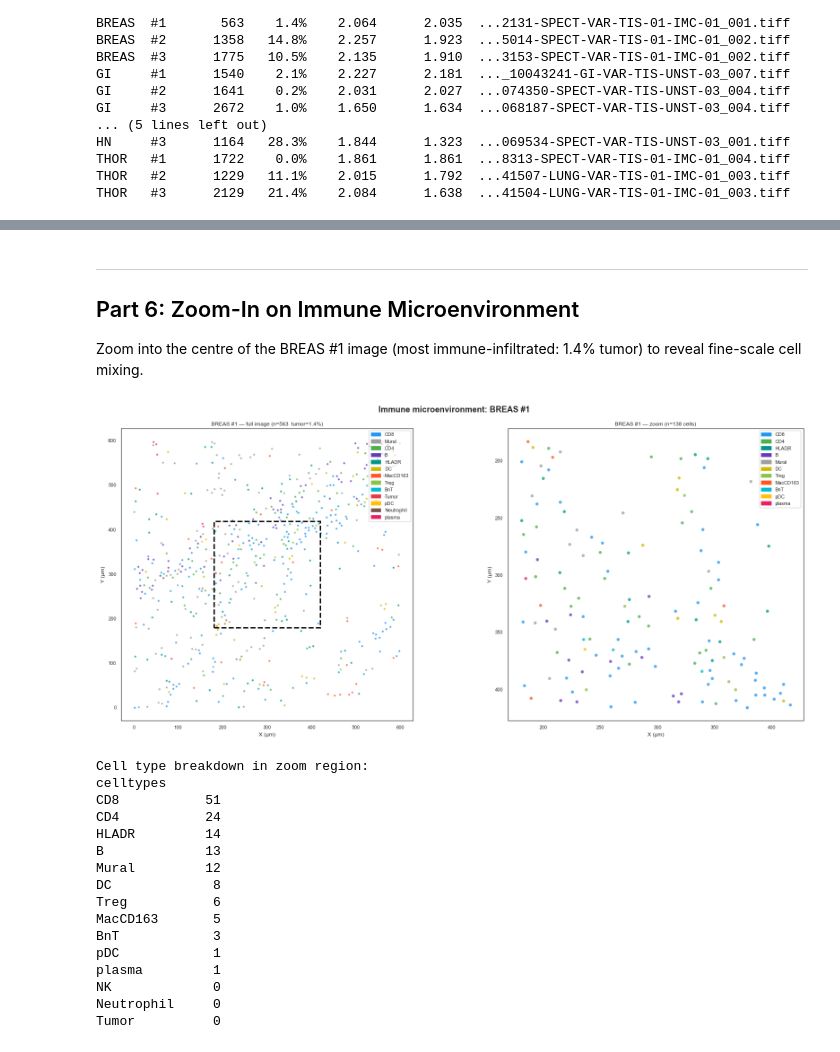
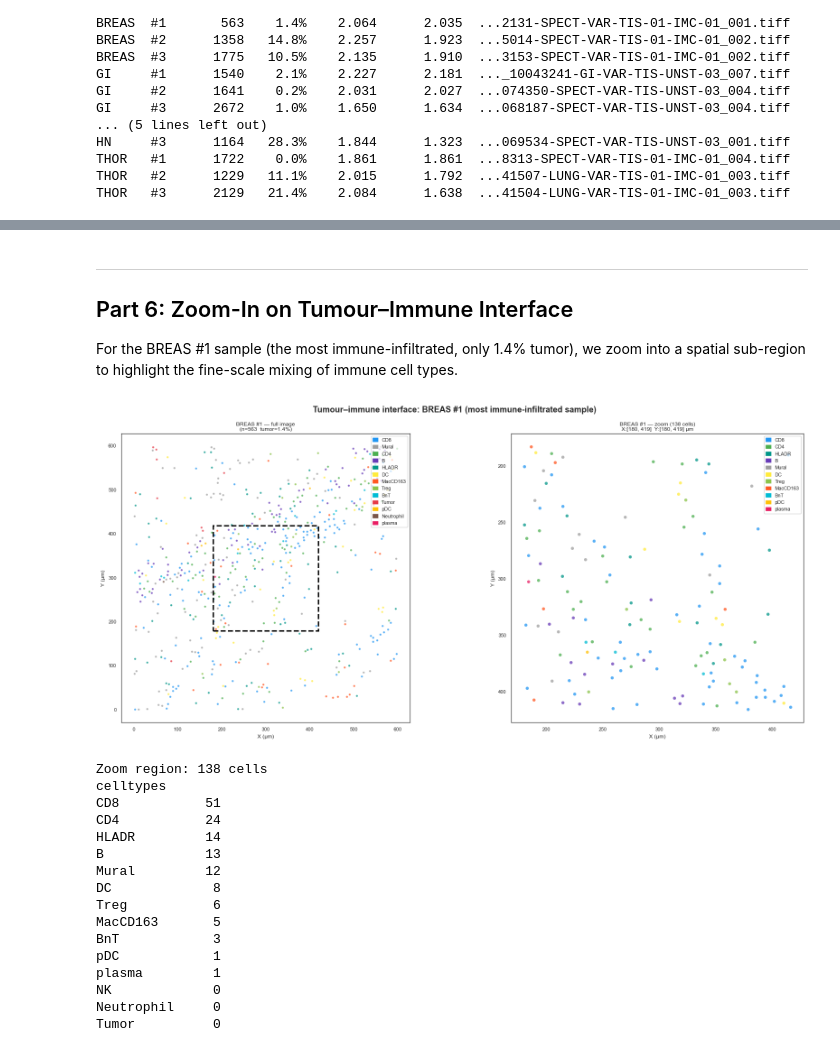
Before and after one commit to storaged/UW-SysBiol-Project3, a Jupyter notebook: Tutorial_2b_Spatial_Diverse_Samples.ipynb, the cells around one changed output, grey strips where cells are left out. Saved outputs shown, nothing was run; the diff lists cells and outputs as text; code cells hidden in the pictures.

```diff
--- a/Tutorial_2b_Spatial_Diverse_Samples.ipynb
+++ b/Tutorial_2b_Spatial_Diverse_Samples.ipynb
@@ -25,13 +25,14 @@ import numpy as np
 import pandas as pd
 import matplotlib.pyplot as plt
 import matplotlib.patches as mpatches
+import matplotlib.gridspec as gridspec
 import seaborn as sns
 
 plt.rcParams['figure.dpi'] = 110
 sns.set_style('white')
 
 DATA_PATH    = 'data/train_adata.h5ad'
-SAMPLES_PATH = 'data/diverse_samples_per_indication.json'
+SAMPLES_PATH = 'supplementary_files/diverse_samples_per_indication.json'
 # %% [markdown]
 ---
 ## Part 1: Load Data and Curated Sample List
@@ -237,51 +315,65 @@ plt.show()
 # %% [markdown]
 ---
-## Part 6: Zoom-In on Immune Microenvironment
+## Part 6: Zoom-In on Tumour–Immune Interface
 
-Zoom into the centre of the BREAS #1 image (most immune-infiltrated: 1.4% tumor) to reveal fine-scale cell mixing.
+For the BREAS #1 sample (the most immune-infiltrated, only 1.4% tumor), we zoom into a spatial sub-region to highlight the fine-scale mixing of immune cell types.
 # %%
+# Pick BREAS #1 — richest immune infiltrate
 entry_breas1 = diverse_samples['BREAS'][0]
 img_breas1   = entry_breas1['image']
 obs_breas1   = adata.obs[adata.obs['image'] == img_breas1]
 
 x_min, x_max = obs_breas1['Pos_X'].min(), obs_breas1['Pos_X'].max()
 y_min, y_max = obs_breas1['Pos_Y'].min(), obs_breas1['Pos_Y'].max()
-x_mid, y_mid = (x_min + x_max) / 2, (y_min + y_max) / 2
-x_range, y_range = x_max - x_min, y_max - y_min
+x_mid = (x_min + x_max) / 2
+y_mid = (y_min + y_max) / 2
 
+# Use middle 40% of the image as zoom region
+x_range = x_max - x_min
+y_range = y_max - y_min
 zoom_x1, zoom_x2 = x_mid - 0.2 * x_range, x_mid + 0.2 * x_range
 zoom_y1, zoom_y2 = y_mid - 0.2 * y_range, y_mid + 0.2 * y_range
 
 obs_zoom = obs_breas1[
-    obs_breas1['Pos_X'].between(zoom_x1, zoom_x2) &
-    obs_breas1['Pos_Y'].between(zoom_y1, zoom_y2)
+    (obs_breas1['Pos_X'] >= zoom_x1) & (obs_breas1['Pos_X'] <= zoom_x2) &
+    (obs_breas1['Pos_Y'] >= zoom_y1) & (obs_breas1['Pos_Y'] <= zoom_y2)
 ]
 adata_zoom = adata[obs_zoom.index]
 
 fig, axes = plt.subplots(1, 2, figsize=(16, 7))
 
+# Full image
 adata_breas1 = adata[adata.obs['image'] == img_breas1]
-plot_spatial_image(adata_breas1, axes[0],
-    title=(f'BREAS #1 — full image '
-           f'(n={entry_breas1["n_cells"]}  tumor={entry_breas1["tumor_prop"]:.1%})'),
-    show_legend=True, point_size=8)
-rect = plt.Rectangle((zoom_x1, zoom_y1), zoom_x2 - zoom_x1, zoom_y2 - zoom_y1,
-                      linewidth=2, edgecolor='black', facecolor='none', linestyle='--')
+plot_spatial_image(
+    adata_breas1, axes[0],
+    title=f'BREAS #1 — full image\n(n={entry_breas1["n_cells"]}  tumor={entry_breas1["tumor_prop"]:.1%})',
+    show_legend=True, point_size=8
+)
+# Draw zoom box
+rect = plt.Rectangle(
+    (zoom_x1, zoom_y1), zoom_x2 - zoom_x1, zoom_y2 - zoom_y1,
+    linewidth=2, edgecolor='black', facecolor='none', linestyle='--'
+)
 axes[0].add_patch(rect)
-axes[0].invert_yaxis()
+axes[0].invert_yaxis()  # re-invert after patch
 
-plot_spatial_image(adata_zoom, axes[1],
-    title=f'BREAS #1 — zoom (n={len(obs_zoom)} cells)',
-    show_legend=True, point_size=20)
+# Zoomed region
+plot_spatial_image(
+    adata_zoom, axes[1],
+    title=f'BREAS #1 — zoom ({len(obs_zoom)} cells)\nX:[{zoom_x1:.0f}, {zoom_x2:.0f}]  Y:[{zoom_y1:.0f}, {zoom_y2:.0f}] µm',
+    show_legend=True, point_size=20
+)
 
-plt.suptitle('Immune microenvironment: BREAS #1', fontsize=12, fontweight='bold')
+plt.suptitle('Tumour–immune interface: BREAS #1 (most immune-infiltrated sample)',
+             fontsize=12, fontweight='bold')
 plt.tight_layout()
 plt.show()
-print('Cell type breakdown in zoom region:')
+
+print(f'Zoom region: {len(obs_zoom)} cells')
 print(obs_zoom['celltypes'].value_counts().to_string())
 # %% [output]
-[figure, old version]
+[figure, new version]
-Cell type breakdown in zoom region:
+Zoom region: 138 cells
 celltypes
 CD8           51
 CD4           24
```
Also changed, not shown: parts of 15 cells of this notebook.
